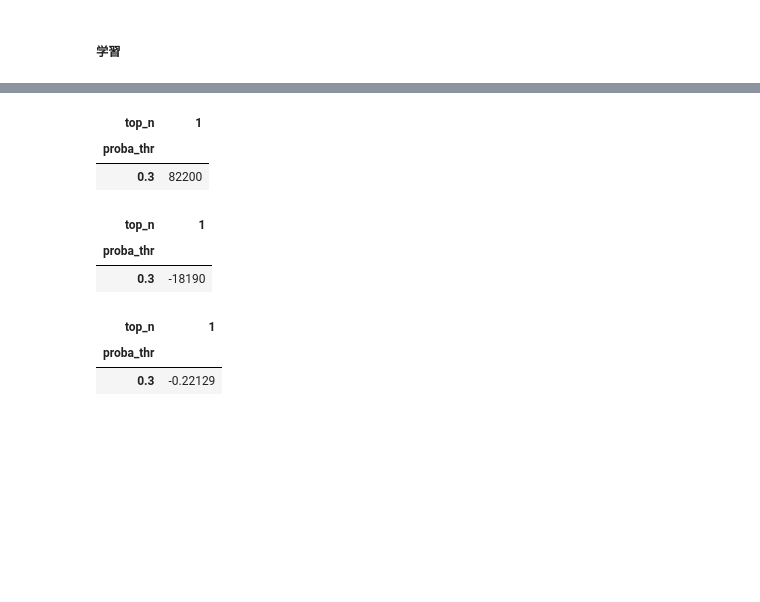
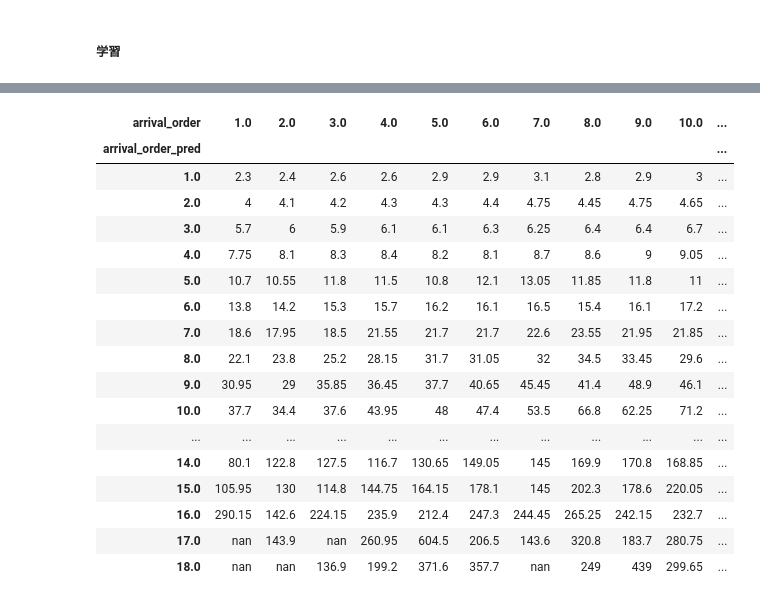
Before and after one commit to daigomiyoshi/keiba_modeling_pj, a Jupyter notebook: v3/notebook/02_eda_and_modeling_process.ipynb, the cells around one changed output, grey strips where cells are left out. Cells and saved outputs as stored; diff of their text form; code cells hidden in the pictures; blank space fills up the shorter version.

```diff
--- a/v3/notebook/02_eda_and_modeling_process.ipynb
+++ b/v3/notebook/02_eda_and_modeling_process.ipynb
@@ -612,0 +738,21 @@ y_test_pred['p1'].hist()
+# %%
+def make_test_dataset(Idx_test, win_odds, y_test_pred, y_test, model_type):
+    Idx_test = Idx_test.reset_index(drop=True)
+    y_test = y_test.reset_index(drop=True)
+
+    if model_type == 'clf':
+        try:
+            y_pred_proba = pd.DataFrame({'y_pred_proba': y_test_pred['p1']})
+        except KeyError:
+            y_pred_proba = pd.DataFrame({'y_pred_proba': y_test_pred['predict']})
+        y_pred_proba = y_pred_proba.reset_index(drop=True)
+    elif model_type == 'reg':
+        pass
+
+#     return pd.concat([pd.concat([Idx_test, y_pred_proba], axis=1), X_test.reset_index()], axis=1)
+    return pd.concat([Idx_test, win_odds.reset_index(drop=True), y_pred_proba], axis=1)
+# %%
+test_dataset = make_test_dataset(Idx_test, X_test[['popularity_order', 'win_odds']], y_test_pred, y_test, model_type='clf')
+print(test_dataset.shape)
+print('レース数: ', len(test_dataset.race_id.unique()))
+test_dataset.head(15)
@@ -651,5 +790,0 @@ race_refund_df.head()
-# %%
-test_dataset = make_test_dataset(Idx_test, y_test_pred, y_test, model_type='clf')
-print(test_dataset.shape)
-print('レース数: ', len(test_dataset.race_id.unique()))
-test_dataset.head()
@@ -746,0 +890,8 @@ profit_rate_pivot.style.background_gradient(cmap='Blues')
+# %%
+pridict_and_result_df = pd.merge(test_dataset, race_result_df, on=['race_id', 'horse_num'], how='left')[[
+        'race_id', 'horse_num', 'win_odds', 'y_pred_proba', 'arrival_order'
+    ]]
+pridict_and_result_df['arrival_order_pred'] = pridict_and_result_df.groupby('race_id')['y_pred_proba'].rank(method='min', ascending=False)
+
+print(pridict_and_result_df.shape)
+pridict_and_result_df.head(15)
@@ -747,21 +962,23 @@ profit_rate_pivot.style.background_gradient(cmap='Blues')
 # %%
-invest_amount_pivot = profit_amount_groupby.pivot(index='proba_thr', columns='top_n', values='invest_yen')
-invest_amount_pivot.style.background_gradient(cmap='Blues')
+pridict_and_result_df.pivot_table(
+    index='arrival_order_pred', columns='arrival_order', values='win_odds', aggfunc=np.median
+).style.background_gradient(cmap='Blues')
 # %% [output]
-| top_n | 1 |
-| proba_thr |  |
-| 0.3 | 82200 |
+| arrival_order | 1.0 | 2.0 | 3.0 | 4.0 | 5.0 | 6.0 | 7.0 | 8.0 | 9.0 | 10.0 | ... |
+| arrival_order_pred |  |  |  |  |  |  |  |  |  |  | ... |
+| 1.0 | 2.3 | 2.4 | 2.6 | 2.6 | 2.9 | 2.9 | 3.1 | 2.8 | 2.9 | 3 | ... |
+| 2.0 | 4 | 4.1 | 4.2 | 4.3 | 4.3 | 4.4 | 4.75 | 4.45 | 4.75 | 4.65 | ... |
+| 3.0 | 5.7 | 6 | 5.9 | 6.1 | 6.1 | 6.3 | 6.25 | 6.4 | 6.4 | 6.7 | ... |
+| 4.0 | 7.75 | 8.1 | 8.3 | 8.4 | 8.2 | 8.1 | 8.7 | 8.6 | 9 | 9.05 | ... |
+| 5.0 | 10.7 | 10.55 | 11.8 | 11.5 | 10.8 | 12.1 | 13.05 | 11.85 | 11.8 | 11 | ... |
+| 6.0 | 13.8 | 14.2 | 15.3 | 15.7 | 16.2 | 16.1 | 16.5 | 15.4 | 16.1 | 17.2 | ... |
+| 7.0 | 18.6 | 17.95 | 18.5 | 21.55 | 21.7 | 21.7 | 22.6 | 23.55 | 21.95 | 21.85 | ... |
+| 8.0 | 22.1 | 23.8 | 25.2 | 28.15 | 31.7 | 31.05 | 32 | 34.5 | 33.45 | 29.6 | ... |
+| 9.0 | 30.95 | 29 | 35.85 | 36.45 | 37.7 | 40.65 | 45.45 | 41.4 | 48.9 | 46.1 | ... |
+| 10.0 | 37.7 | 34.4 | 37.6 | 43.95 | 48 | 47.4 | 53.5 | 66.8 | 62.25 | 71.2 | ... |
+| ... | ... | ... | ... | ... | ... | ... | ... | ... | ... | ... | ... |
+| 14.0 | 80.1 | 122.8 | 127.5 | 116.7 | 130.65 | 149.05 | 145 | 169.9 | 170.8 | 168.85 | ... |
+| 15.0 | 105.95 | 130 | 114.8 | 144.75 | 164.15 | 178.1 | 145 | 202.3 | 178.6 | 220.05 | ... |
+| 16.0 | 290.15 | 142.6 | 224.15 | 235.9 | 212.4 | 247.3 | 244.45 | 265.25 | 242.15 | 232.7 | ... |
+| 17.0 | nan | 143.9 | nan | 260.95 | 604.5 | 206.5 | 143.6 | 320.8 | 183.7 | 280.75 | ... |
+| 18.0 | nan | nan | 136.9 | 199.2 | 371.6 | 357.7 | nan | 249 | 439 | 299.65 | ... |
-# %%
-profit_amount_pivot = profit_amount_groupby.pivot(index='proba_thr', columns='top_n', values='profit_yen')
-profit_amount_pivot.style.background_gradient(cmap='Blues')
-# %% [output]
-| top_n | 1 |
-| proba_thr |  |
-| 0.3 | -18190 |
-# %%
-profit_rate_pivot = profit_amount_groupby.pivot(index='proba_thr', columns='top_n', values='profit_rate')
-profit_rate_pivot.style.background_gradient(cmap='Blues')
-# %% [output]
-| top_n | 1 |
-| proba_thr |  |
-| 0.3 | -0.22129 |
```
Also changed, not shown: parts of 43 cells of this notebook, 7 other files.
